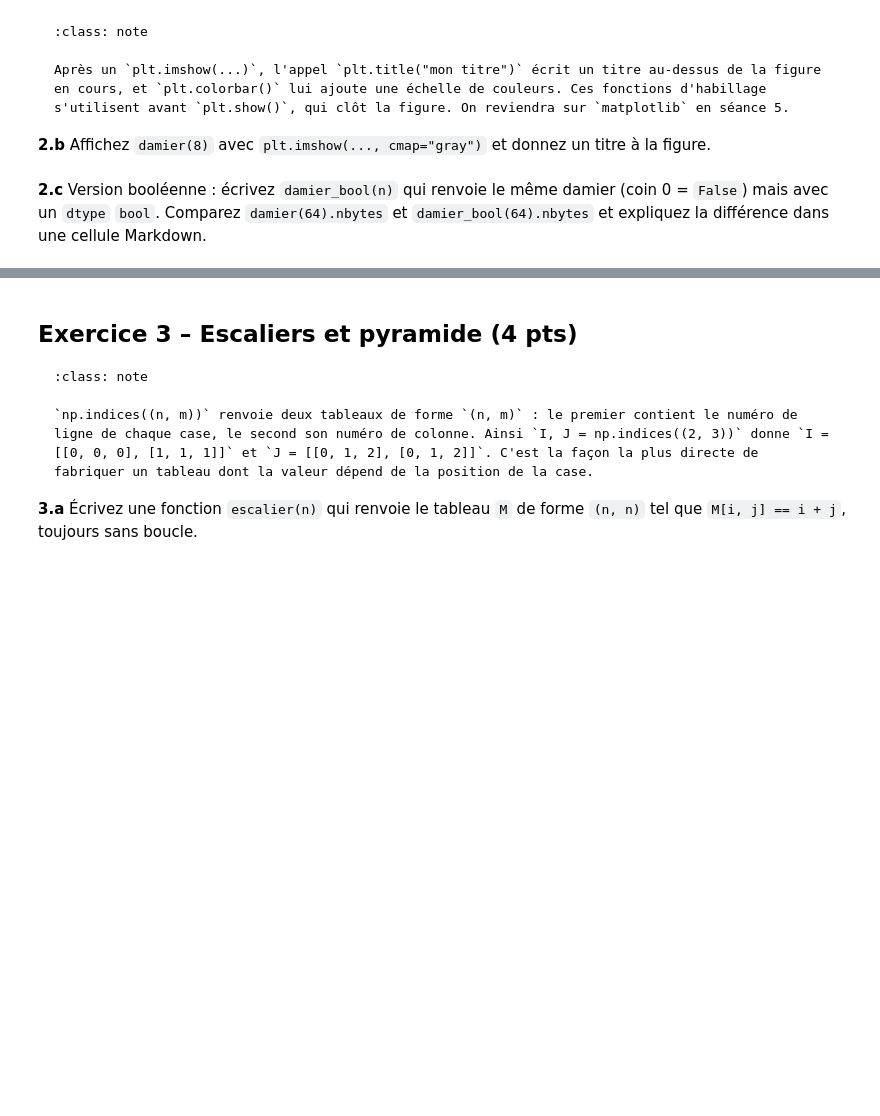
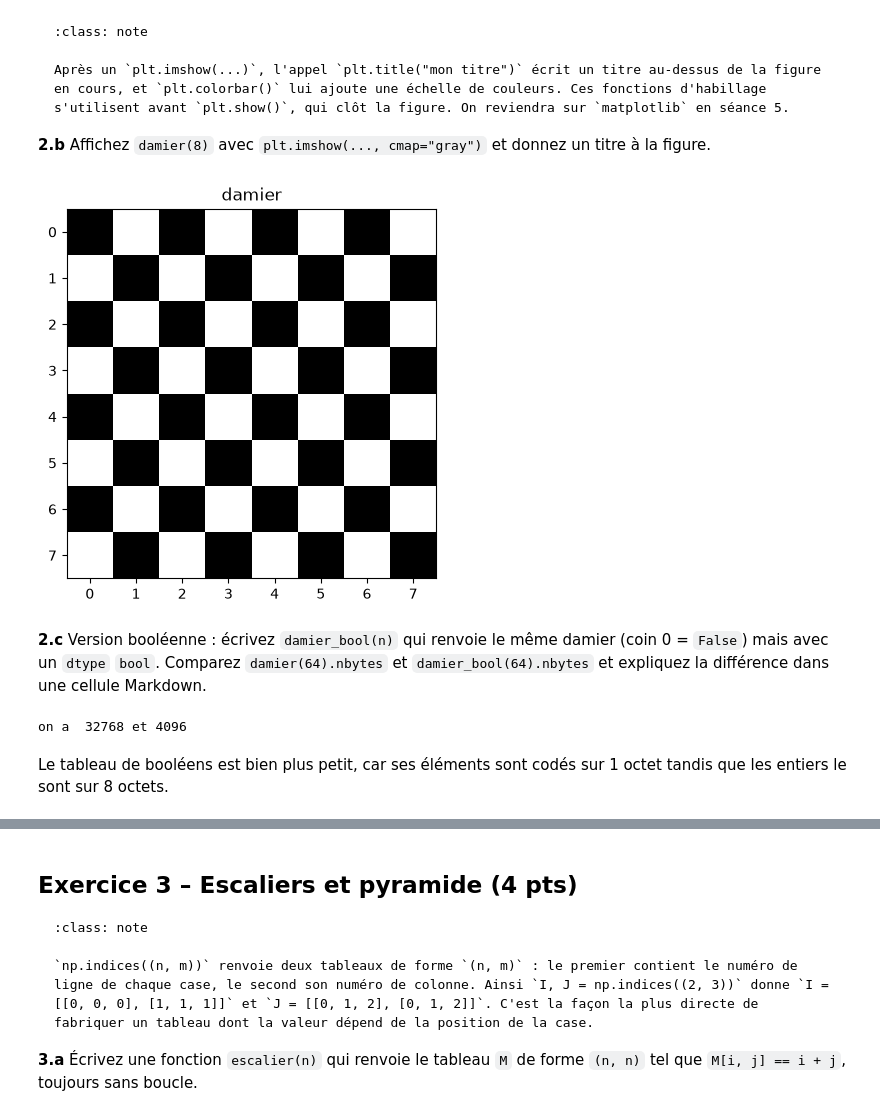
Before and after one commit to thibaultlecoq/pe-homework, a Jupyter notebook: D1/sujet.ipynb, the cells around one changed output, grey strips where cells are left out. Saved outputs shown, nothing was run; the diff lists cells and outputs as text; code cells hidden in the pictures; blank space fills up the shorter version.

Commit message:
D1 : damier, escaliers et pixel art

```diff
--- a/D1/sujet.ipynb
+++ b/D1/sujet.ipynb
@@ -82,7 +92,13 @@ print("ok")
 
 **2.a** Écrivez une fonction `damier(n, coin=0)` qui renvoie un tableau d'entiers de forme `(n, n)` rempli de 0 et de 1 en alternance, comme un damier, où la case `[0, 0]` vaut `coin` (0 par défaut).
 # %%
-# votre code
+def damier(n,coin=0):
+    dam = coin*np.ones((n,n),dtype = int)
+    x = 1-coin
+
+    dam[::2,1::2]=1-coin
+    dam[1::2,::2]= 1-coin
+    return dam
 # %%
 d8 = damier(8)
 assert d8.shape == (8, 8)
@@ -103,11 +121,26 @@ Après un `plt.imshow(...)`, l'appel `plt.title("mon titre")` écrit un titre au
 
 **2.b** Affichez `damier(8)` avec `plt.imshow(..., cmap="gray")` et donnez un titre à la figure.
 # %%
-# votre code
+plt.imshow(damier(8),cmap="gray")
+plt.title("damier")
+plt.show()
+# %% [output]
+[figure, added]
 # %% [markdown]
 **2.c** Version booléenne : écrivez `damier_bool(n)` qui renvoie le même damier (coin 0 = `False`) mais avec un `dtype` `bool`. Comparez `damier(64).nbytes` et `damier_bool(64).nbytes` et expliquez la différence dans une cellule Markdown.
 # %%
-# votre code
+def damier_bool(n):
+    dam = np.zeros((n,n),dtype = bool)
+
+    dam[::2,1::2]=True
+    dam[1::2,::2]= True
+    return dam
+
+print( "on a ", damier(64).nbytes, "et",damier_bool(64).nbytes )
+# %% [output]
+on a  32768 et 4096
+# %% [markdown]
+Le tableau de booléens est bien plus petit, car ses éléments sont codés sur 1 octet tandis que les entiers le sont sur 8 octets.
 # %%
 db = damier_bool(8)
 assert db.dtype == bool
```
Also changed, not shown: parts of 24 cells of this notebook, 2 other files.
